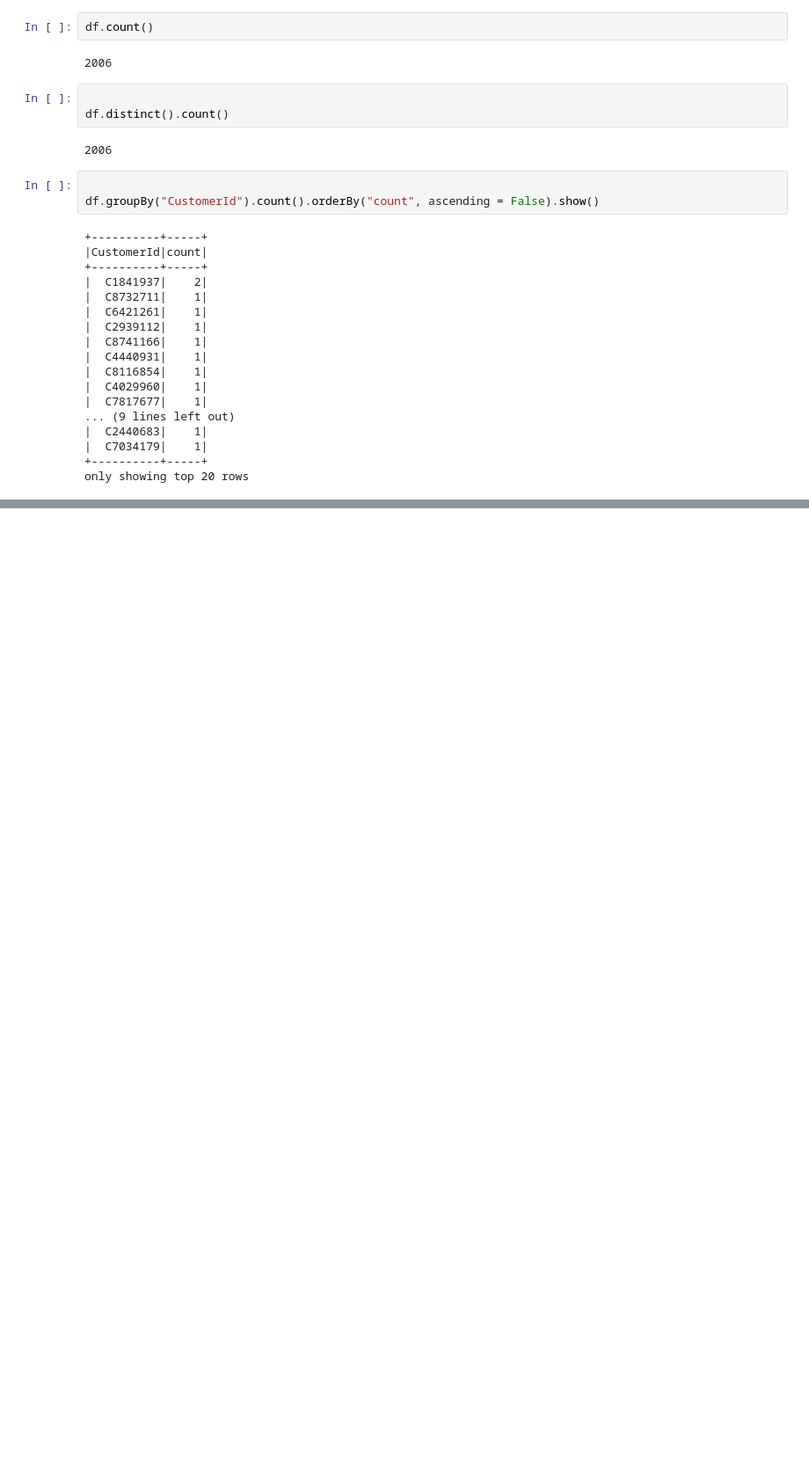
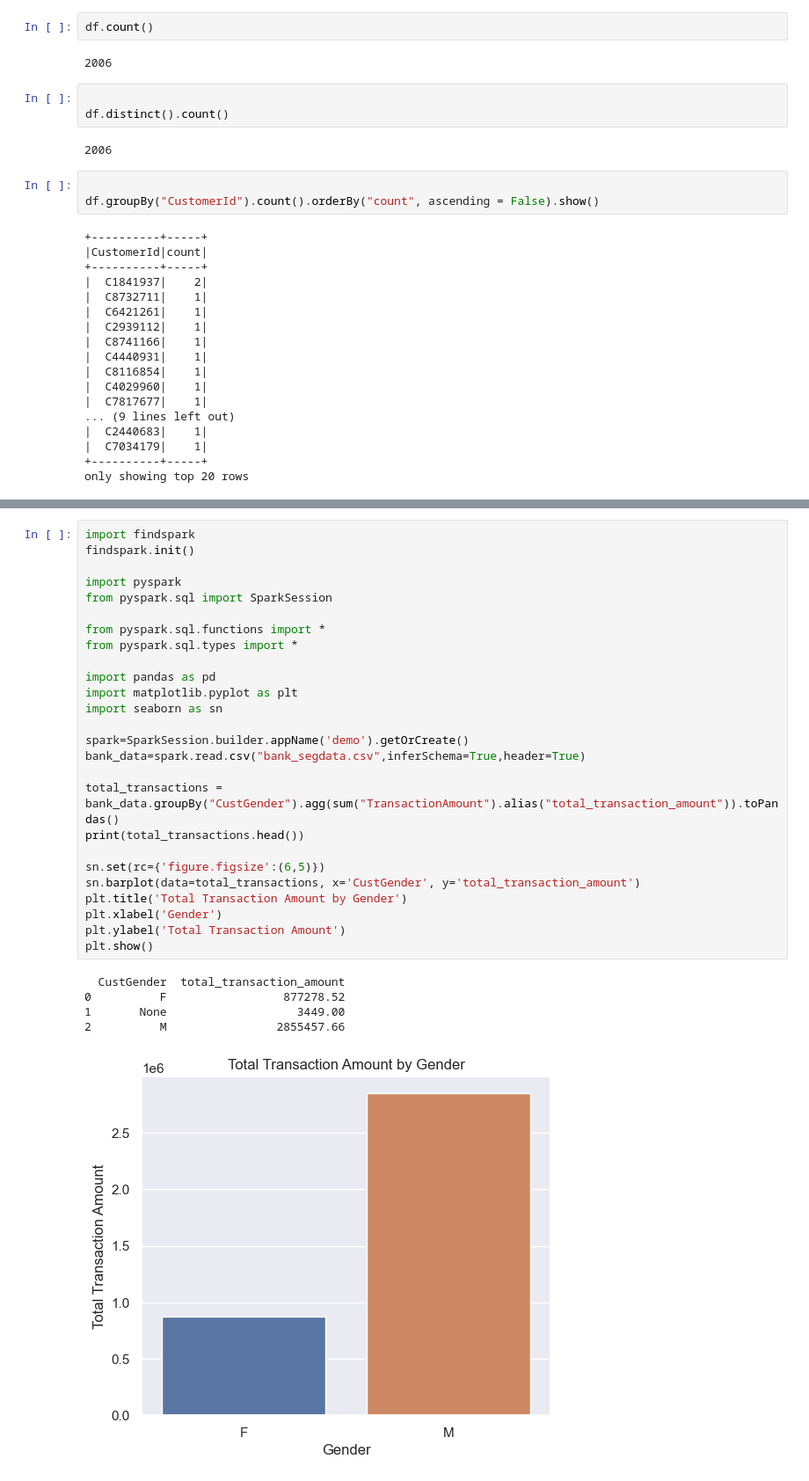
Before and after one commit to Iranna13/bank, a Jupyter notebook: spark_p1.ipynb, the cells around one changed output, grey strips where cells are left out. Shown at 88% size. Saved outputs shown, nothing was run; the diff lists cells and outputs as text; blank space fills up the shorter version.

```diff
--- a/spark_p1.ipynb
+++ b/spark_p1.ipynb
@@ -671,0 +866,32 @@ Choose a query to run:
+# %%
+import findspark
+findspark.init()
+
+import pyspark
+from pyspark.sql import SparkSession
+
+from pyspark.sql.functions import *
+from pyspark.sql.types import *
+
+import pandas as pd
+import matplotlib.pyplot as plt
+import seaborn as sn
+
+spark=SparkSession.builder.appName('demo').getOrCreate()
+bank_data=spark.read.csv("bank_segdata.csv",inferSchema=True,header=True)
+
+total_transactions = bank_data.groupBy("CustGender").agg(sum("TransactionAmount").alias("total_transaction_amount")).toPandas()
+print(total_transactions.head())
+
+sn.set(rc={'figure.figsize':(6,5)})
+sn.barplot(data=total_transactions, x='CustGender', y='total_transaction_amount')
+plt.title('Total Transaction Amount by Gender')
+plt.xlabel('Gender')
+plt.ylabel('Total Transaction Amount')
+plt.show()
+# %% [output]
+  CustGender  total_transaction_amount
+0          F                 877278.52
+1       None                   3449.00
+2          M                2855457.66
+[figure, added]
```
Also changed, not shown: parts of 46 cells of this notebook.
